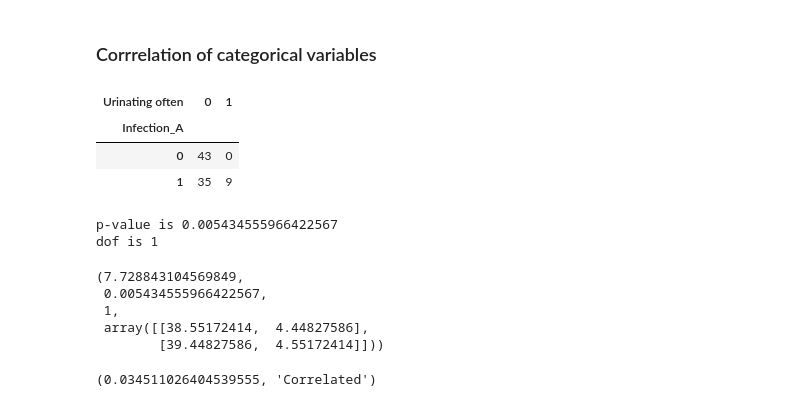
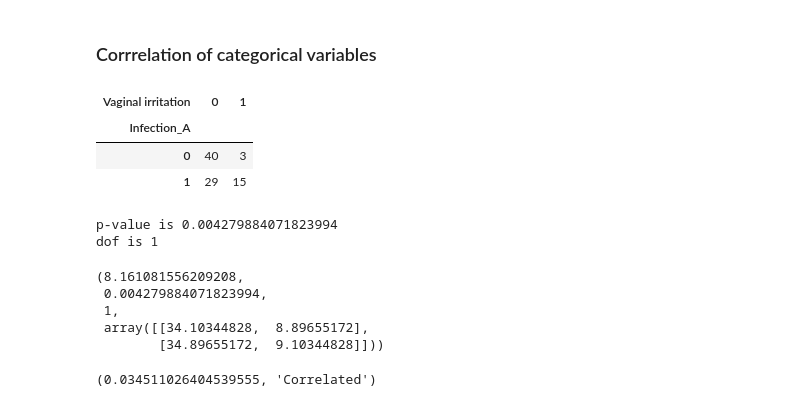
Before and after one commit to neeliit/DiagnosticsPy, a Jupyter notebook: comparision.ipynb, the cells around one changed output. Cells and saved outputs as stored; diff of their text form; code cells hidden in the pictures.

```diff
--- a/comparision.ipynb
+++ b/comparision.ipynb
@@ -682,13 +682,13 @@ dtype: object
 ### Corrrelation of categorical variables
 # %%
 from scipy.stats import chi2_contingency
-cross_tab = pd.crosstab(index=df_sym['Infection_A'], columns=df_sym['Urinating often'])
+cross_tab = pd.crosstab(index=df_sym['Infection_A'], columns=df_sym['Vaginal irritation'])
 cross_tab
 # %% [output]
-| Urinating often | 0 | 1 |
+| Vaginal irritation | 0 | 1 |
 | Infection_A |  |  |
-| 0 | 43 | 0 |
-| 1 | 35 | 9 |
+| 0 | 40 | 3 |
+| 1 | 29 | 15 |
 # %%
 # defining the table
 stat, p, dof, expected = chi2_contingency(cross_tab,)
@@ -696,13 +696,13 @@ print("p-value is " + str(p))
 print("dof is " + str(dof))
 (stat, p, dof, expected)
 # %% [output]
-p-value is 0.005434555966422567
+p-value is 0.004279884071823994
 dof is 1
-(7.728843104569849,
- 0.005434555966422567,
+(8.161081556209208,
+ 0.004279884071823994,
  1,
- array([[38.55172414,  4.44827586],
-        [39.44827586,  4.55172414]]))
+ array([[34.10344828,  8.89655172],
+        [34.89655172,  9.10344828]]))
 # %%
 def is_correlated(x,y):
     ct = pd.crosstab(index=df_sym[x], columns=df_sym[y])
```
Also changed, not shown: parts of 2 cells of this notebook.
